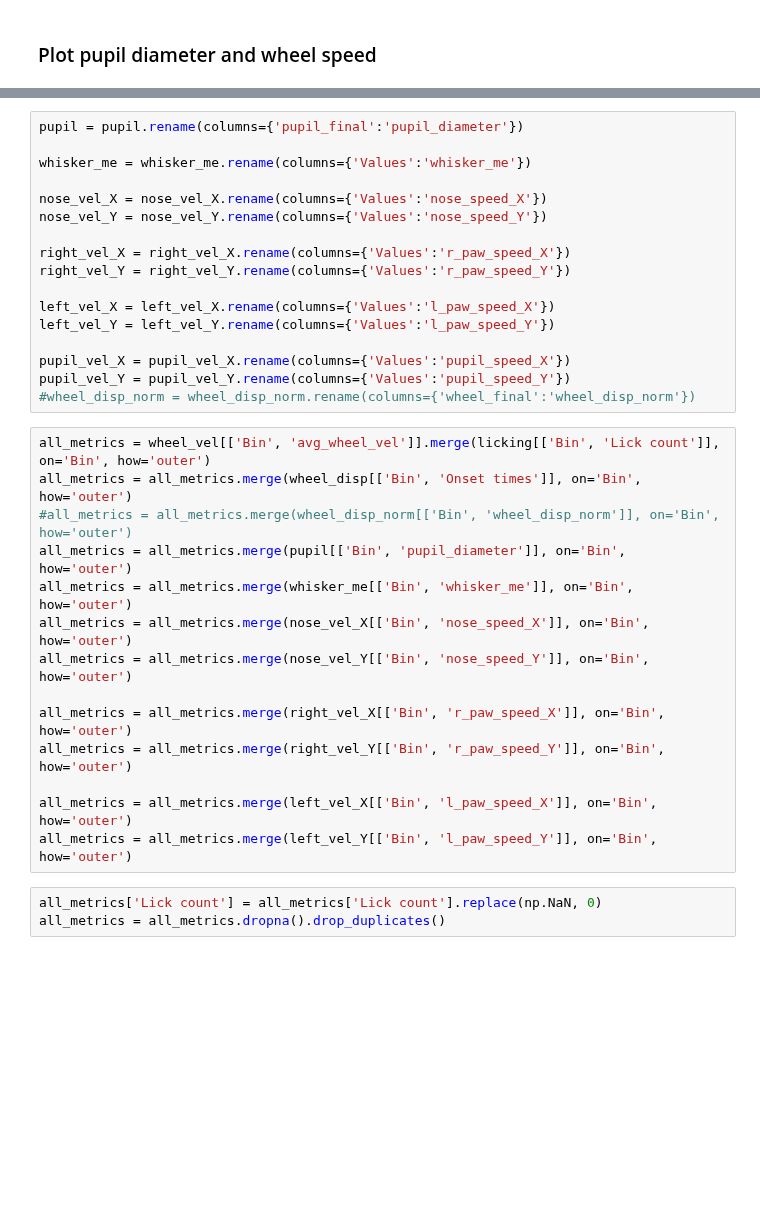
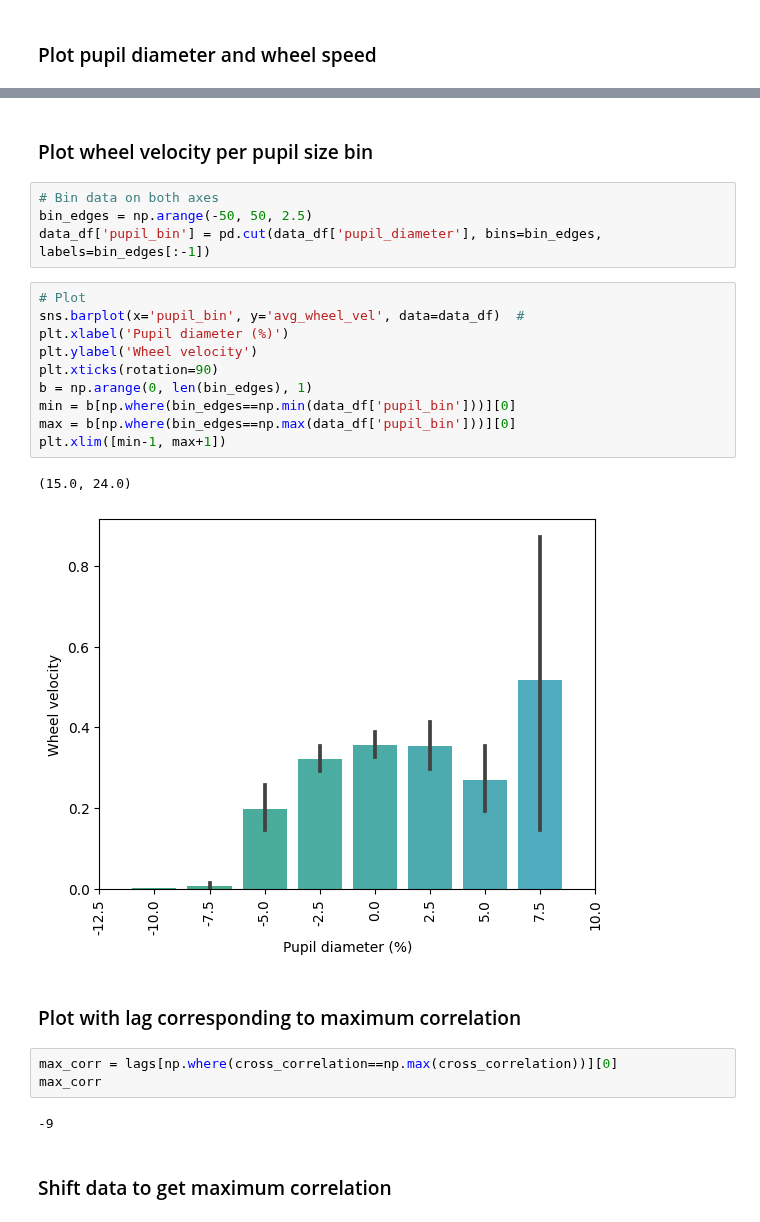
Before and after one commit to ineslaranjeira/representation_learning_variability, a Jupyter notebook: Video/General/correlations.ipynb, the cells around one changed output, grey strips where cells are left out. Drawn from its saved outputs; the diff is of its cells as text; blank space fills up the shorter version.

```diff
--- a/Video/General/correlations.ipynb
+++ b/Video/General/correlations.ipynb
@@ -208,34 +135,28 @@ pupil_vel_Y = cont_bin(pupil_times, pupil_speed_Y, session_trials, bin_size)
-# %%
-pupil = pupil.rename(columns={'pupil_final':'pupil_diameter'})
-
-whisker_me = whisker_me.rename(columns={'Values':'whisker_me'})
-
-nose_vel_X = nose_vel_X.rename(columns={'Values':'nose_speed_X'})
-nose_vel_Y = nose_vel_Y.rename(columns={'Values':'nose_speed_Y'})
-
-right_vel_X = right_vel_X.rename(columns={'Values':'r_paw_speed_X'})
-right_vel_Y = right_vel_Y.rename(columns={'Values':'r_paw_speed_Y'})
-
-left_vel_X = left_vel_X.rename(columns={'Values':'l_paw_speed_X'})
-left_vel_Y = left_vel_Y.rename(columns={'Values':'l_paw_speed_Y'})
-
-pupil_vel_X = pupil_vel_X.rename(columns={'Values':'pupil_speed_X'})
-pupil_vel_Y = pupil_vel_Y.rename(columns={'Values':'pupil_speed_Y'})
-#wheel_disp_norm = wheel_disp_norm.rename(columns={'wheel_final':'wheel_disp_norm'})
-# %%
-all_metrics = wheel_vel[['Bin', 'avg_wheel_vel']].merge(licking[['Bin', 'Lick count']], on='Bin', how='outer')
-all_metrics = all_metrics.merge(wheel_disp[['Bin', 'Onset times']], on='Bin', how='outer')
-#all_metrics = all_metrics.merge(wheel_disp_norm[['Bin', 'wheel_disp_norm']], on='Bin', how='outer')
-all_metrics = all_metrics.merge(pupil[['Bin', 'pupil_diameter']], on='Bin', how='outer')
-all_metrics = all_metrics.merge(whisker_me[['Bin', 'whisker_me']], on='Bin', how='outer')
-all_metrics = all_metrics.merge(nose_vel_X[['Bin', 'nose_speed_X']], on='Bin', how='outer')
-all_metrics = all_metrics.merge(nose_vel_Y[['Bin', 'nose_speed_Y']], on='Bin', how='outer')
-
-all_metrics = all_metrics.merge(right_vel_X[['Bin', 'r_paw_speed_X']], on='Bin', how='outer')
-all_metrics = all_metrics.merge(right_vel_Y[['Bin', 'r_paw_speed_Y']], on='Bin', how='outer')
-
-all_metrics = all_metrics.merge(left_vel_X[['Bin', 'l_paw_speed_X']], on='Bin', how='outer')
-all_metrics = all_metrics.merge(left_vel_Y[['Bin', 'l_paw_speed_Y']], on='Bin', how='outer')
-# %%
-all_metrics['Lick count'] = all_metrics['Lick count'].replace(np.NaN, 0)
-all_metrics = all_metrics.dropna().drop_duplicates()
+# %% [markdown]
+### Plot wheel velocity per pupil size bin
+# %%
+# Bin data on both axes
+bin_edges = np.arange(-50, 50, 2.5)
+data_df['pupil_bin'] = pd.cut(data_df['pupil_diameter'], bins=bin_edges, labels=bin_edges[:-1])
+# %%
+# Plot
+sns.barplot(x='pupil_bin', y='avg_wheel_vel', data=data_df)  #
+plt.xlabel('Pupil diameter (%)')
+plt.ylabel('Wheel velocity')
+plt.xticks(rotation=90)
+b = np.arange(0, len(bin_edges), 1)
+min = b[np.where(bin_edges==np.min(data_df['pupil_bin']))][0]
+max = b[np.where(bin_edges==np.max(data_df['pupil_bin']))][0]
+plt.xlim([min-1, max+1])
+# %% [output]
+(15.0, 24.0)
+[figure, added]
+# %% [markdown]
+### Plot with lag corresponding to maximum correlation
+# %%
+max_corr = lags[np.where(cross_correlation==np.max(cross_correlation))][0]
+max_corr
+# %% [output]
+-9
+# %% [markdown]
+### Shift data to get maximum correlation
```
Also changed, not shown: parts of 22 cells of this notebook.
